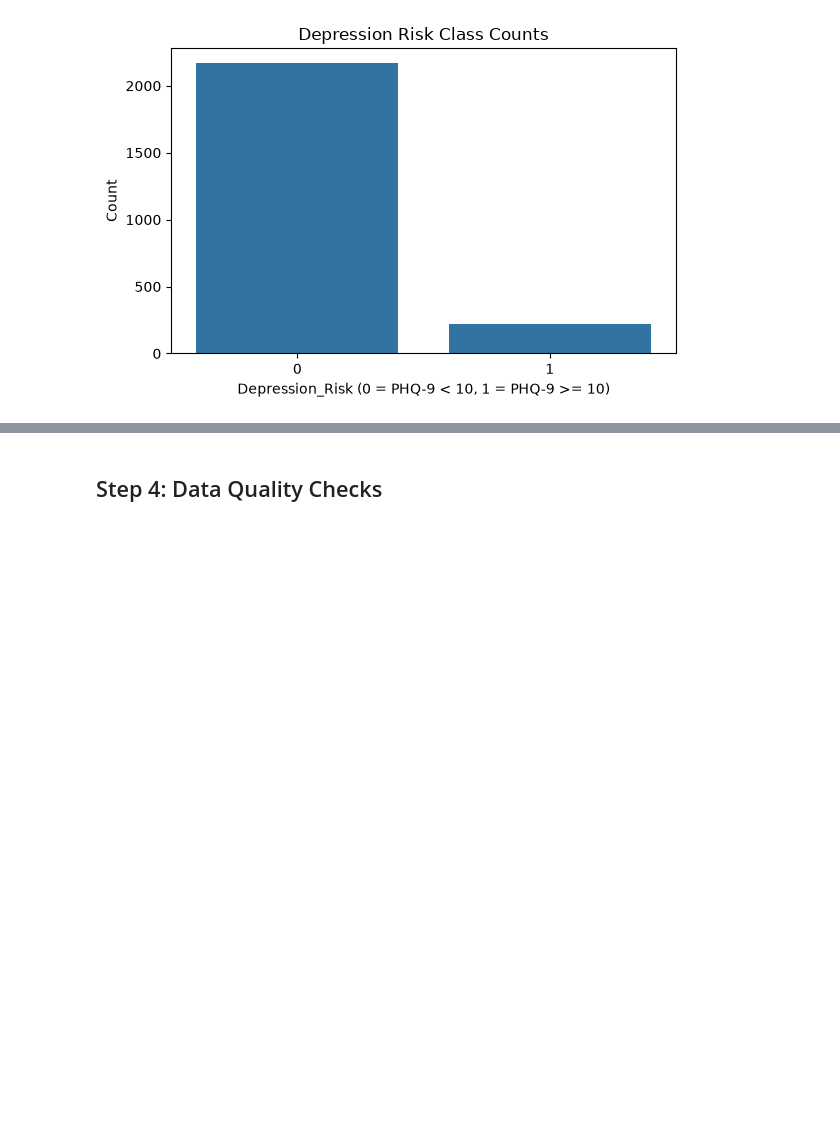
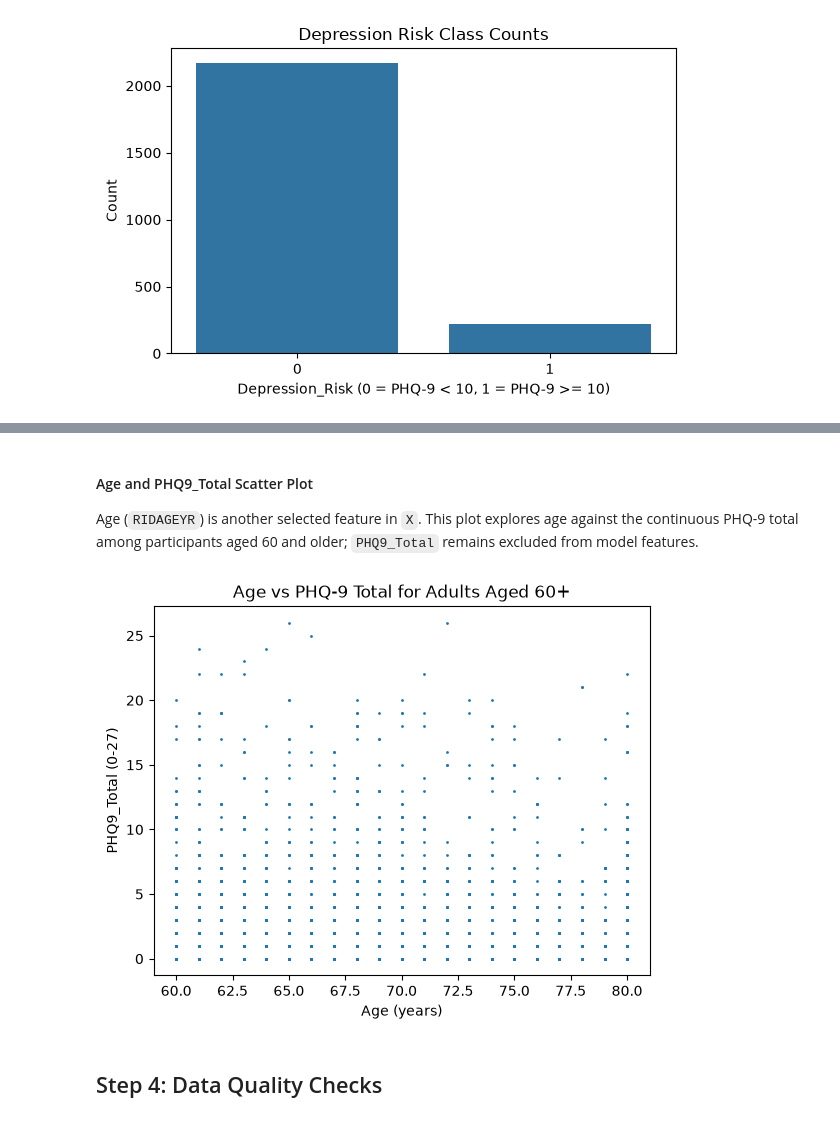
Before and after one commit to thaninnada/CA1_Machine_Learning_Sep2026, a Jupyter notebook: CA1_NHANES_Machine_Learning.ipynb, the cells around one changed output, grey strips where cells are left out. Cells and saved outputs as stored; diff of their text form; code cells hidden in the pictures; blank space fills up the shorter version.

```diff
--- a/CA1_NHANES_Machine_Learning.ipynb
+++ b/CA1_NHANES_Machine_Learning.ipynb
@@ -767,3 +782,16 @@ plt.show()
+# %% [markdown]
+#### Age and PHQ9_Total Scatter Plot
+
+Age (`RIDAGEYR`) is another selected feature in `X`. This plot explores age against the continuous PHQ-9 total among participants aged 60 and older; `PHQ9_Total` remains excluded from model features.
+# %%
+# Explore age values against PHQ-9 total scores.
+plt.scatter(df_NHANES_60plus["RIDAGEYR"], df_NHANES_60plus["PHQ9_Total"], s=1)
+plt.title("Age vs PHQ-9 Total for Adults Aged 60+")
+plt.xlabel("Age (years)")
+plt.ylabel("PHQ9_Total (0-27)")
+plt.show()
+# %% [output]
+[figure, added]
 # %% [markdown]
 ## Step 4: Data Quality Checks
 # %% [markdown]
```
Also changed, not shown: parts of 9 cells of this notebook.
